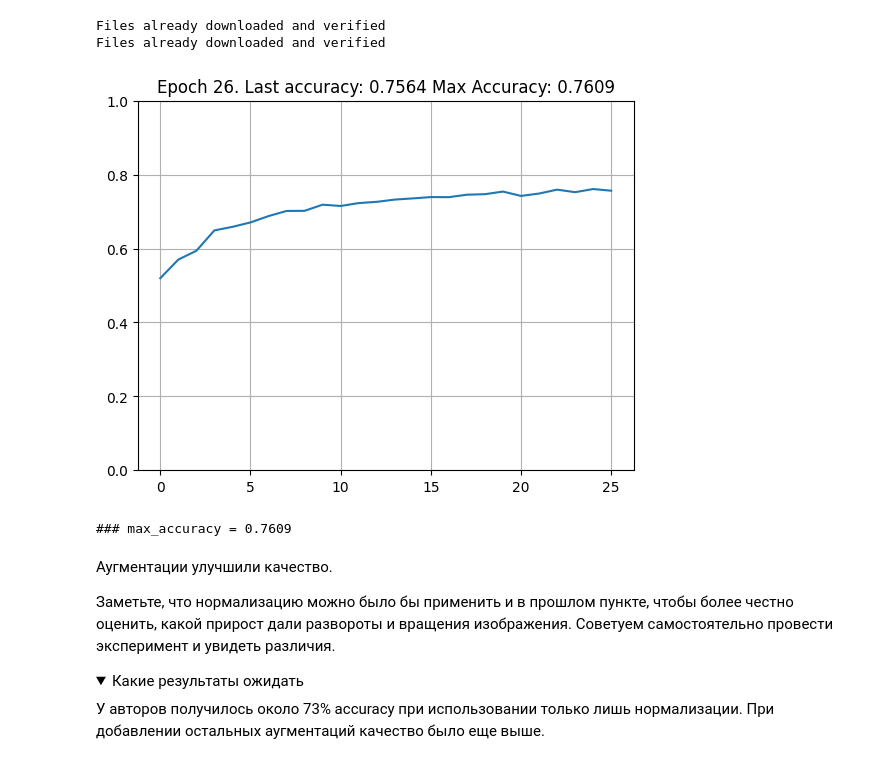
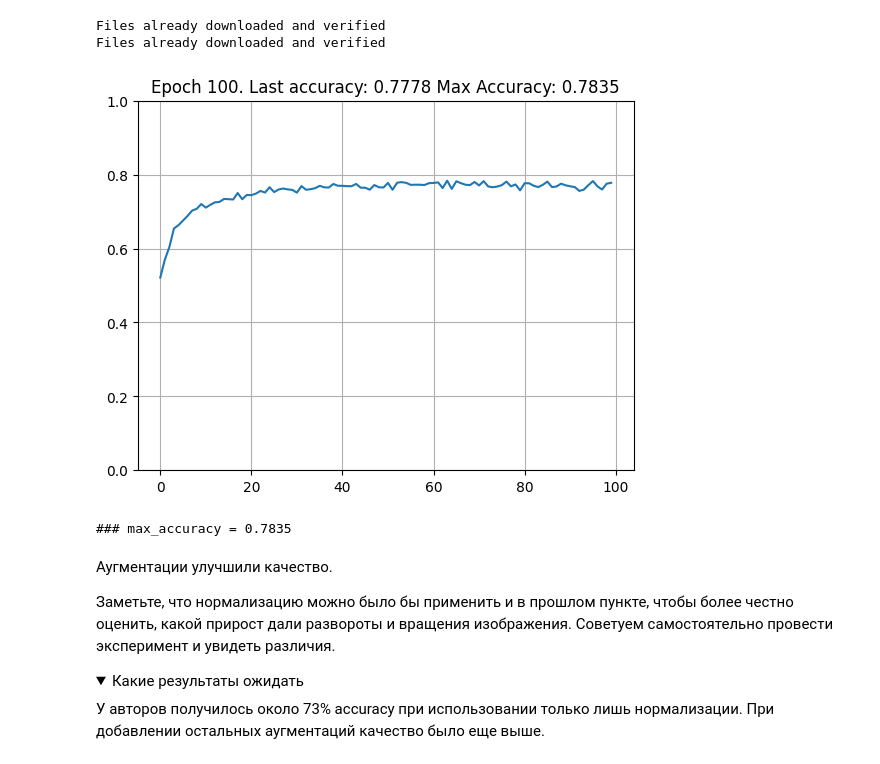
Before and after one commit to theotheo46/nlp, a Jupyter notebook: hw-student_va.ipynb, the cells around one changed output. Drawn from its saved outputs; the diff is of its cells as text; code cells hidden in the pictures; folded sections open.

```diff
--- a/hw-student_va.ipynb
+++ b/hw-student_va.ipynb
@@ -181,6 +181,6 @@ def train_loop(
         if accuracy > max_accuracy:
             max_accuracy = accuracy
         val_acc.append(accuracy)
-        plot_accuracy(i + 1, val_acc, max_accuracy)
+        plot_accuracy(i + 1, config.num_epochs, val_acc, max_accuracy)
     print(f'### max_accuracy = {max_accuracy}')
 # %%
@@ -328,7 +328,7 @@ plot_filters(weights)
 torch.cuda.empty_cache()
 # %%
 torch.manual_seed(987)
-params = TrainConfig(lr=1e-2, num_epochs=50)
+params = TrainConfig(lr=1e-2, num_epochs=30)
 model = SimpleCNNModel()
 optimizer = torch.optim.Adam(model.parameters(), lr=params.lr)
 train_loop(model, train_loader, test_loader, optimizer, params)
@@ -488,13 +488,13 @@ class SimpleCNNModel(nn.Module):
         return self.fc(x)
 # %%
 torch.manual_seed(987)
-params = TrainConfig(lr=1e-3, num_epochs=26)
+params = TrainConfig(lr=1e-3, num_epochs=100)
 model = SimpleCNNModel()
 optimizer = torch.optim.Adam(model.parameters(), lr=params.lr)
 train_loop(model, au_train_loader, test_loader, optimizer, params)
 # %% [output]
-[figure, old version]
+[figure, new version]
-### max_accuracy = 0.7609
+### max_accuracy = 0.7835
 # %%
 torch.save(model.state_dict(), 'model.pt')
 # %% [markdown]
```
Also changed, not shown: parts of 13 cells of this notebook, 1 other file.
